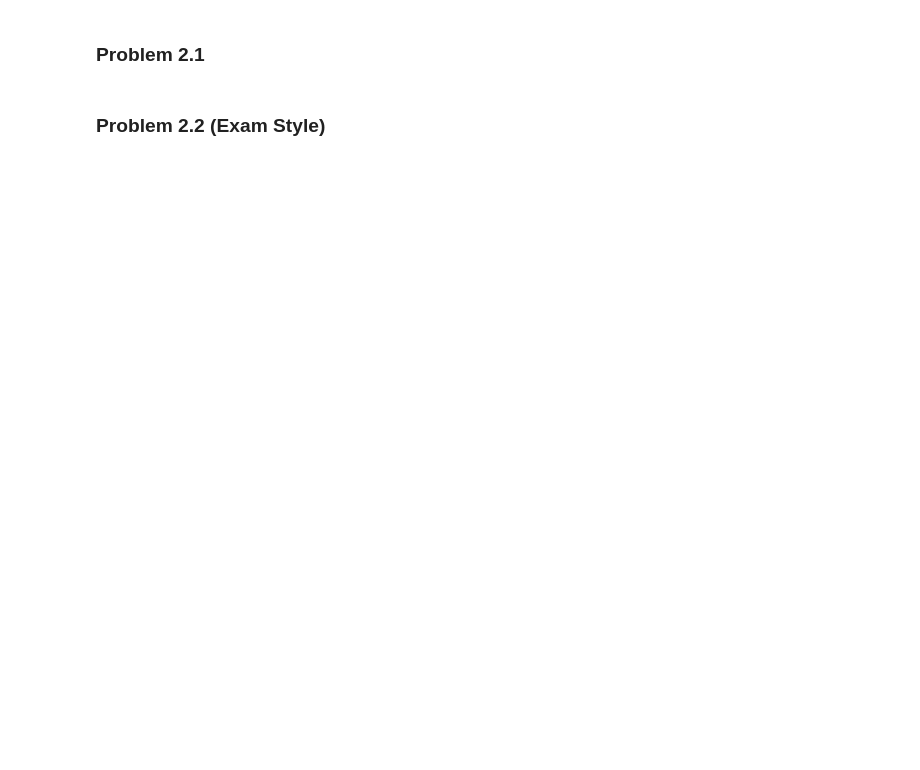
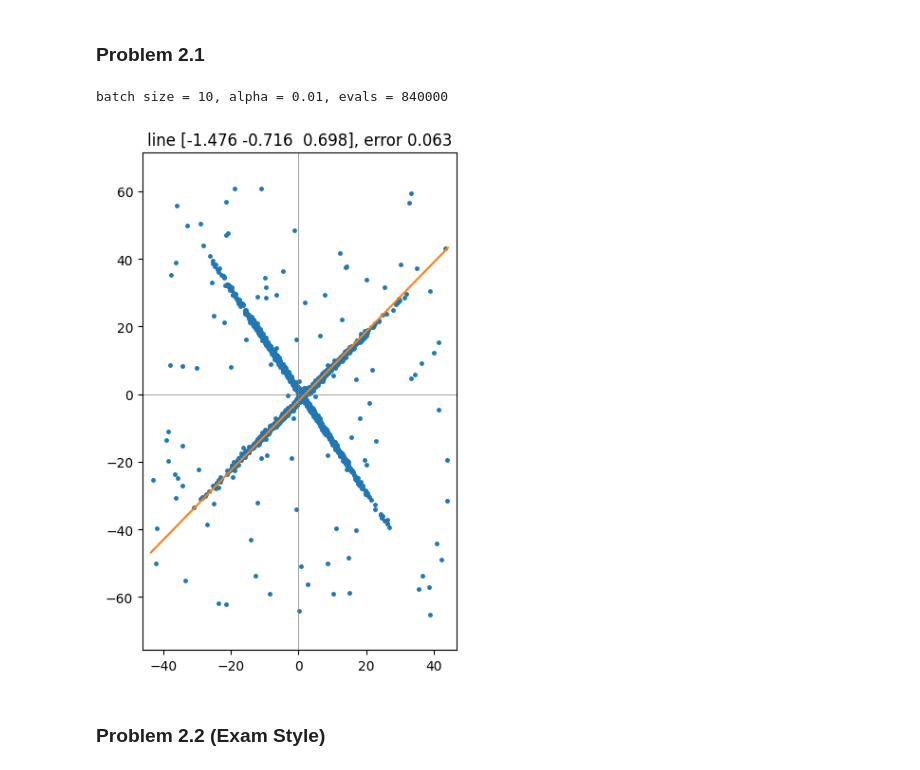
Before and after one commit to mhy-666/ComputerVision, a Jupyter notebook: Homework2/homework02.ipynb, the cells around one changed output. Drawn from its saved outputs; the diff is of its cells as text; code cells hidden in the pictures; blank space fills up the shorter version.

```diff
--- a/Homework2/homework02.ipynb
+++ b/Homework2/homework02.ipynb
@@ -364,4 +364,27 @@ Downloaded file sgd.py
 # %% [markdown]
 ### Problem 2.1
+# %%
+
+@CallCounter
+def tukey_losses(z, x, tau):
+    c, n = z[0], z[1:]
+    phi = np.tensordot(x, n, axes=1) - c
+    squared_term = (1 - (phi / tau)**2)**2
+    # 使用numpy的向量化操作应用tukey函数
+    losses = np.where(abs(phi) <= tau, tau**2 / 6 * (1 - squared_term), tau**2 / 6)
+    return losses
+# %%
+# 假设参数
+# batch_size = 100  # 批量大小
+# learning_rate = 0.05  # 学习率
+batch_size = 10  # 批量大小
+learning_rate = 0.01  # 学习率
+tau = 1.0  # Tukey损失函数的参数
+
+# 运行SGD
+run_sgd(tukey_losses, points, batch_size, learning_rate, tau=tau)
+# %% [output]
+batch size = 10, alpha = 0.01, evals = 840000
+[figure, added]
 # %% [markdown]
 ### Problem 2.2 (Exam Style)
```
Also changed, not shown: parts of 7 cells of this notebook.
